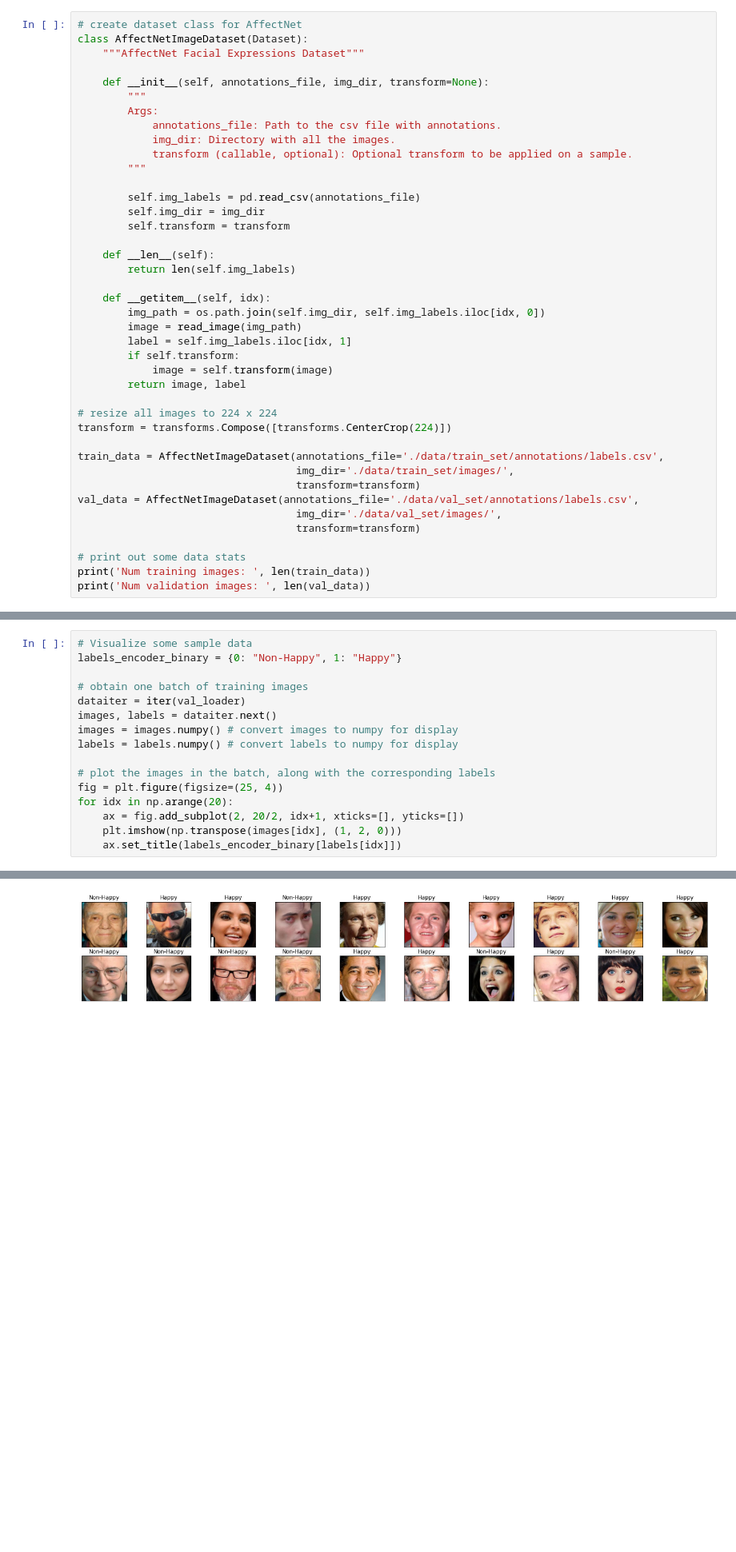
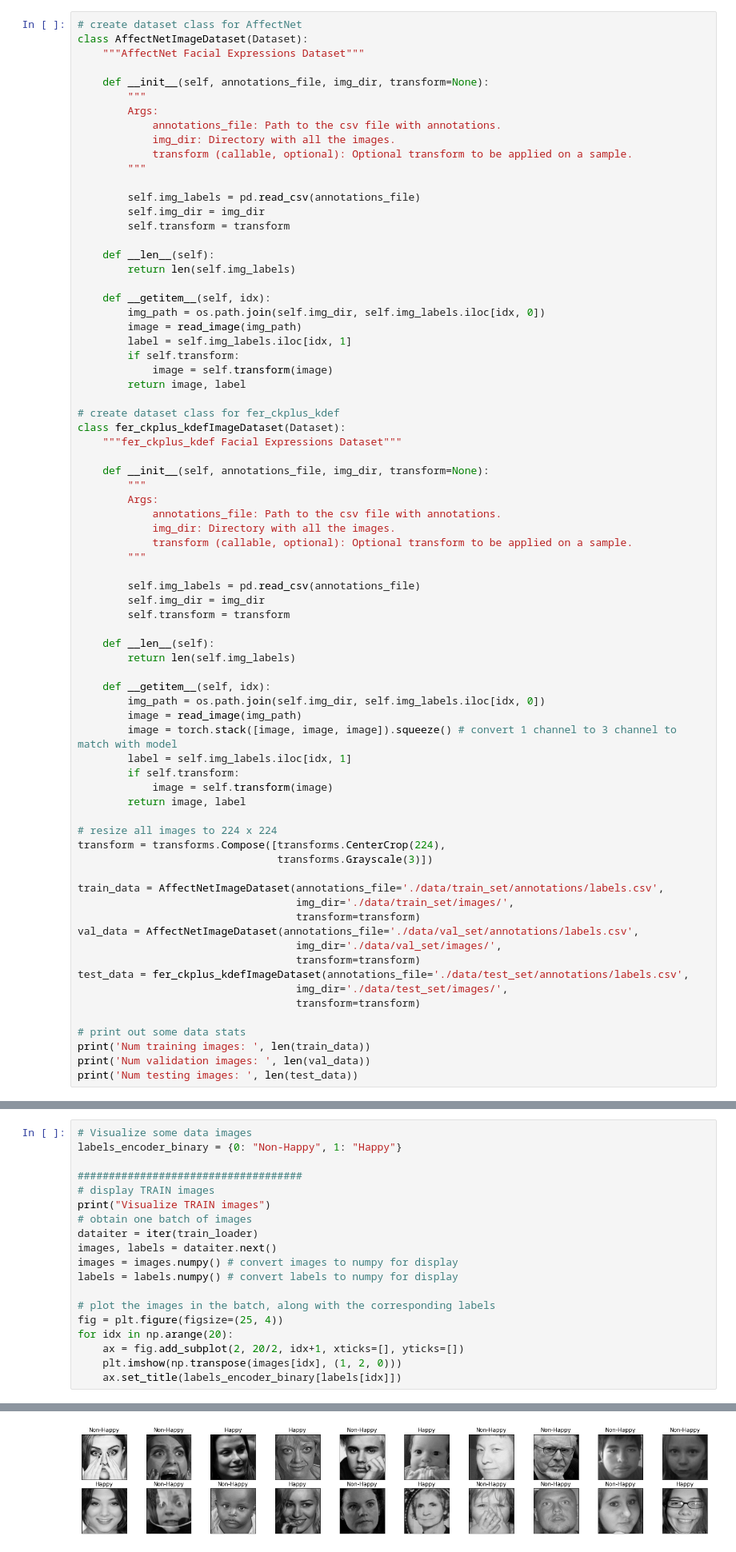
Before and after one commit to katallzxc/mie1517, a Jupyter notebook: Data_Loading _and_Training_Binary.ipynb, the cells around one changed output, grey strips where cells are left out. Shown at 80% size. Cells and saved outputs as stored; diff of their text form; blank space fills up the shorter version.

Commit message:
uploaded tested classifier and tested on new data

```diff
--- a/Data_Loading _and_Training_Binary.ipynb
+++ b/Data_Loading _and_Training_Binary.ipynb
@@ -42,8 +42,37 @@ class AffectNetImageDataset(Dataset):
             image = self.transform(image)
         return image, label
 
+# create dataset class for fer_ckplus_kdef
+class fer_ckplus_kdefImageDataset(Dataset):
+    """fer_ckplus_kdef Facial Expressions Dataset"""
+
+    def __init__(self, annotations_file, img_dir, transform=None):
+        """
+        Args:
+            annotations_file: Path to the csv file with annotations.
+            img_dir: Directory with all the images.
+            transform (callable, optional): Optional transform to be applied on a sample.
+        """
+
+        self.img_labels = pd.read_csv(annotations_file)
+        self.img_dir = img_dir
+        self.transform = transform
+
+    def __len__(self):
+        return len(self.img_labels)
+
+    def __getitem__(self, idx):
+        img_path = os.path.join(self.img_dir, self.img_labels.iloc[idx, 0])
+        image = read_image(img_path)
+        image = torch.stack([image, image, image]).squeeze() # convert 1 channel to 3 channel to match with model
+        label = self.img_labels.iloc[idx, 1]
+        if self.transform:
+            image = self.transform(image)
+        return image, label
+
 # resize all images to 224 x 224
-transform = transforms.Compose([transforms.CenterCrop(224)])
+transform = transforms.Compose([transforms.CenterCrop(224),
+                                transforms.Grayscale(3)])
 
 train_data = AffectNetImageDataset(annotations_file='./data/train_set/annotations/labels.csv',
                                    img_dir='./data/train_set/images/',
@@ -51,10 +80,14 @@ train_data = AffectNetImageDataset(annotations_file='./data/train_set/annotation
 val_data = AffectNetImageDataset(annotations_file='./data/val_set/annotations/labels.csv',
                                    img_dir='./data/val_set/images/',
                                    transform=transform)
+test_data = fer_ckplus_kdefImageDataset(annotations_file='./data/test_set/annotations/labels.csv',
+                                   img_dir='./data/test_set/images/',
+                                   transform=transform)
 
 # print out some data stats
 print('Num training images: ', len(train_data))
 print('Num validation images: ', len(val_data))
+print('Num testing images: ', len(test_data))
 # %% [output]
 Num training images:  52500
 Num validation images:  980
@@ -76,9 +111,12 @@ val_loader = get_data_loader(val_data, batch_size=64, num_workers=16)
 # %%
-# Visualize some sample data
+# Visualize some data images
 labels_encoder_binary = {0: "Non-Happy", 1: "Happy"}
 
-# obtain one batch of training images
-dataiter = iter(val_loader)
+####################################
+# display TRAIN images
+print("Visualize TRAIN images")
+# obtain one batch of images
+dataiter = iter(train_loader)
 images, labels = dataiter.next()
 images = images.numpy() # convert images to numpy for display
 labels = labels.numpy() # convert labels to numpy for display
@@ -93 +132 @@ for idx in np.arange(20):
-[figure, old version]
+[figure, new version]
```
Also changed, not shown: parts of 7 cells of this notebook, 17 other files.
